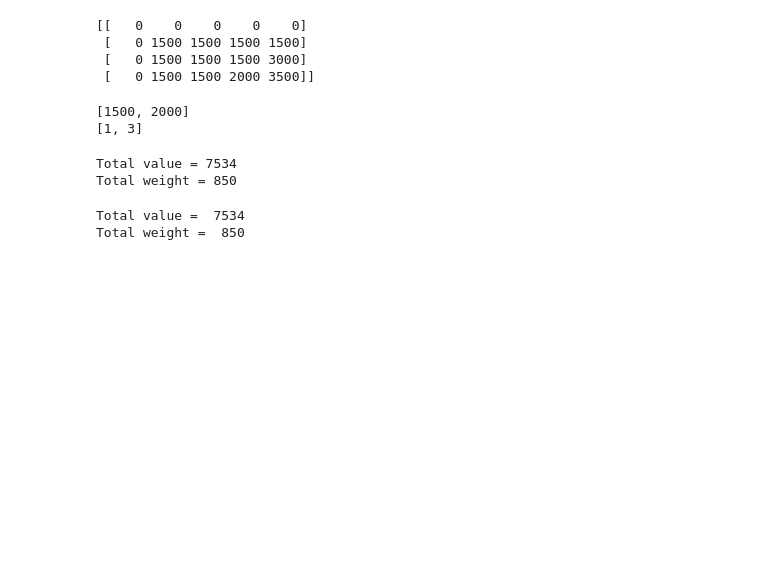
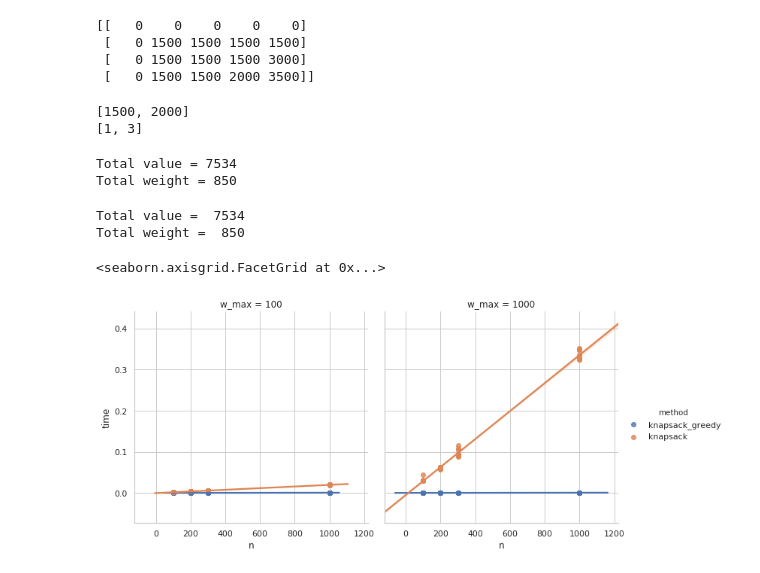
Before and after one commit to sherna90/analisis_algoritmos, a Jupyter notebook: 7.-problema_mochila.ipynb, the cells around one changed output. Saved outputs shown, nothing was run; the diff lists cells and outputs as text; code cells hidden in the pictures; blank space fills up the shorter version.

Commit message:
knapsack dp

```diff
--- a/7.-problema_mochila.ipynb
+++ b/7.-problema_mochila.ipynb
@@ -136,0 +164,22 @@ Total weight =  850
+# %%
+import warnings
+warnings.filterwarnings("ignore")
+import seaborn as sns
+import matplotlib.pyplot as plt
+sns.set(style="whitegrid")
+
+W_max=1000
+method=['knapsack_greedy','knapsack']
+num_items=[100,200,300,1000]
+
+
+df_1000=run_experiment(W_max,method,num_items,10)
+
+W_max=100
+df_100=run_experiment(W_max,method,num_items,10)
+# %%
+df_average=pd.concat([df_100,df_1000],axis=0)
+sns.lmplot(x="n", y="time", hue="method",col="w_max", data=df_average)
+# %% [output]
+<seaborn.axisgrid.FacetGrid at 0x...>
+[figure, added]
```
Also changed, not shown: parts of 5 cells of this notebook.
